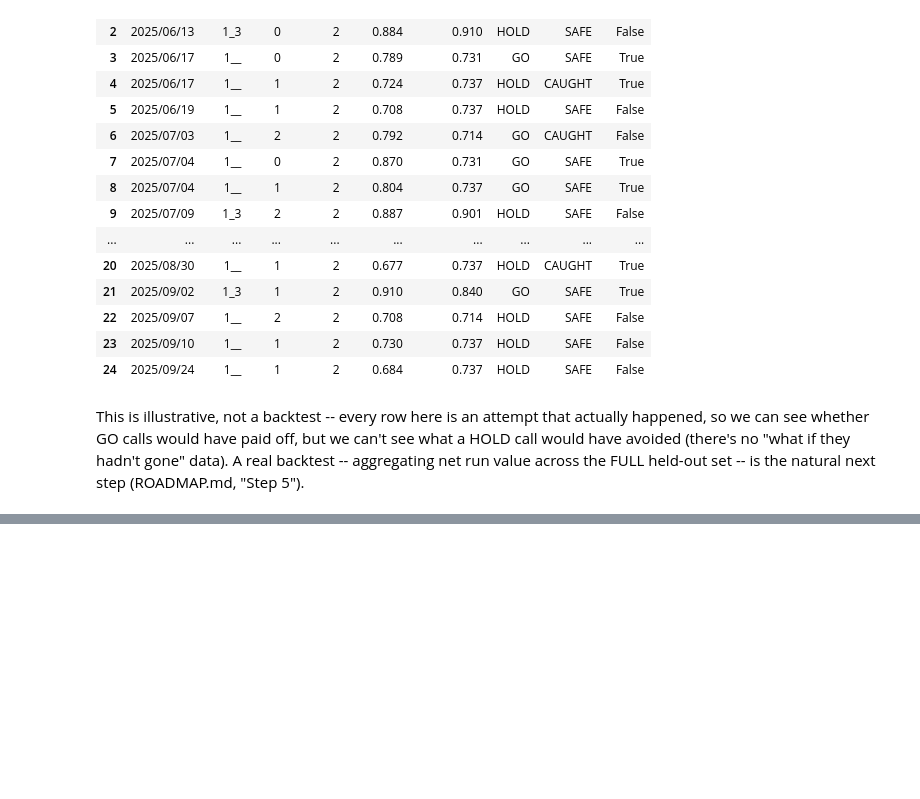
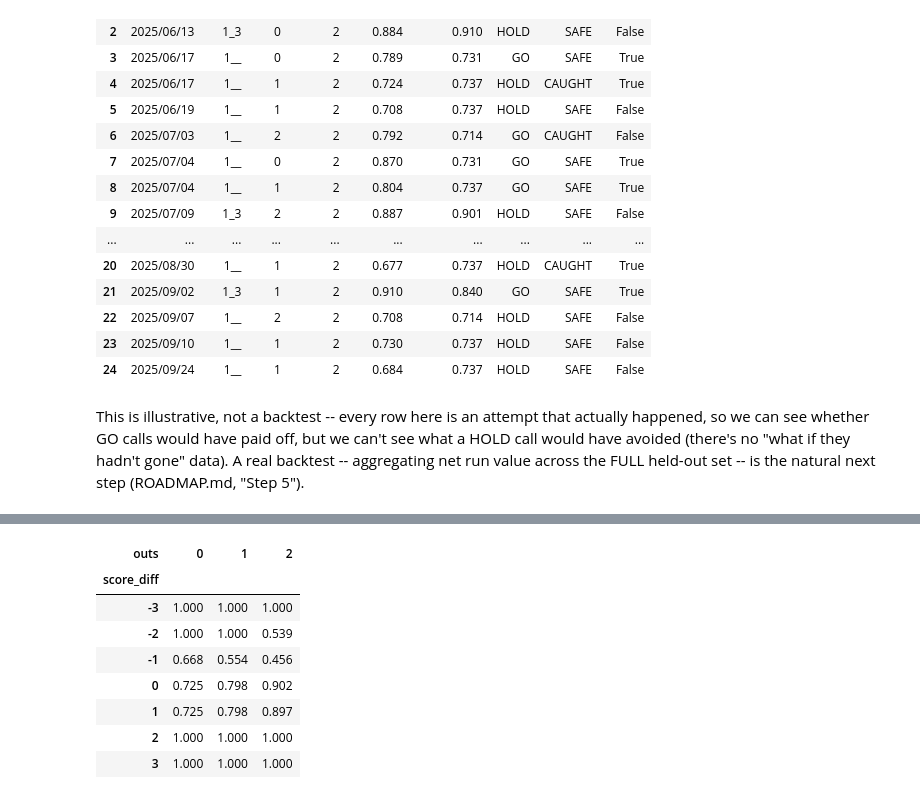
Before and after one commit to ethanhershman/base-steal-model, a Jupyter notebook: notebooks/eda.ipynb, the cells around one changed output, grey strips where cells are left out. Saved outputs shown, nothing was run; the diff lists cells and outputs as text; code cells hidden in the pictures; blank space fills up the shorter version.

```diff
--- a/notebooks/eda.ipynb
+++ b/notebooks/eda.ipynb
@@ -1137,0 +1224,21 @@ across the FULL held-out set -- is the natural next step (ROADMAP.md,
+# %%
+rows = []
+for outs in (0, 1, 2):
+    for score in (-3, -2, -1, 0, 1, 2, 3):
+        be, reward, cost, n, sources = win_prob_break_even(wp_table, 9, 1, outs, "1__", score, "2")
+        rows.append({
+            "outs": outs, "score_diff": score, "break_even": round(be, 3),
+            "min_n": n, "low_confidence": n < MIN_CELL_N,
+        })
+wp_grid = pd.DataFrame(rows)
+wp_grid.pivot(index="score_diff", columns="outs", values="break_even")
+# %% [output]
+| outs | 0 | 1 | 2 |
+| score_diff |  |  |  |
+| -3 | 1.000 | 1.000 | 1.000 |
+| -2 | 1.000 | 1.000 | 0.539 |
+| -1 | 0.668 | 0.554 | 0.456 |
+| 0 | 0.725 | 0.798 | 0.902 |
+| 1 | 0.725 | 0.798 | 0.897 |
+| 2 | 1.000 | 1.000 | 1.000 |
+| 3 | 1.000 | 1.000 | 1.000 |
```
Also changed, not shown: parts of 10 cells of this notebook, 1 other file.
